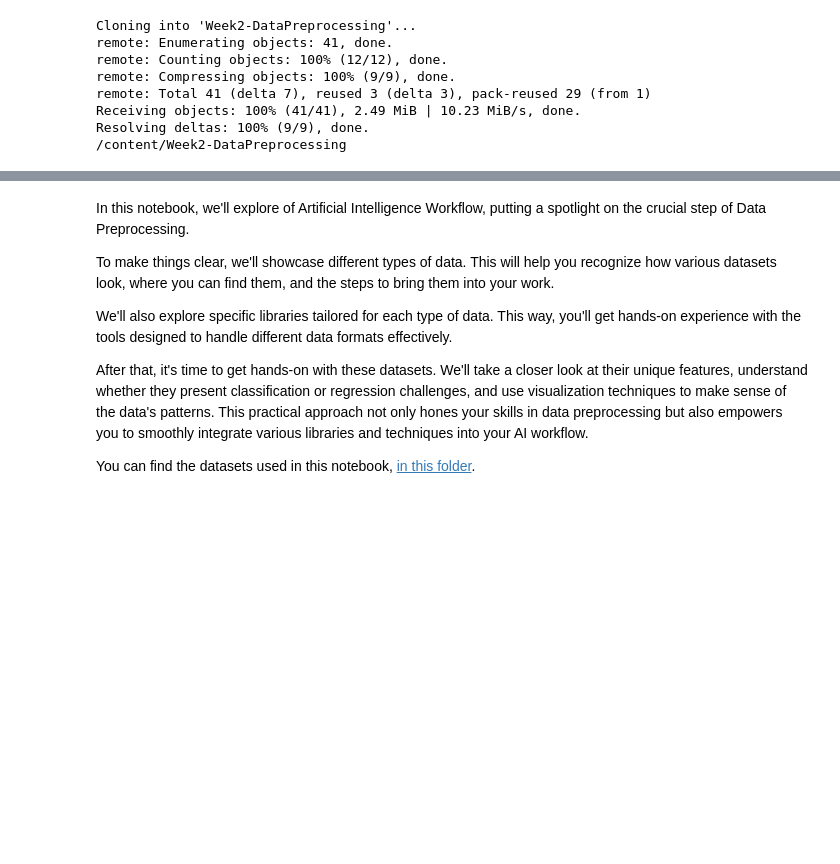
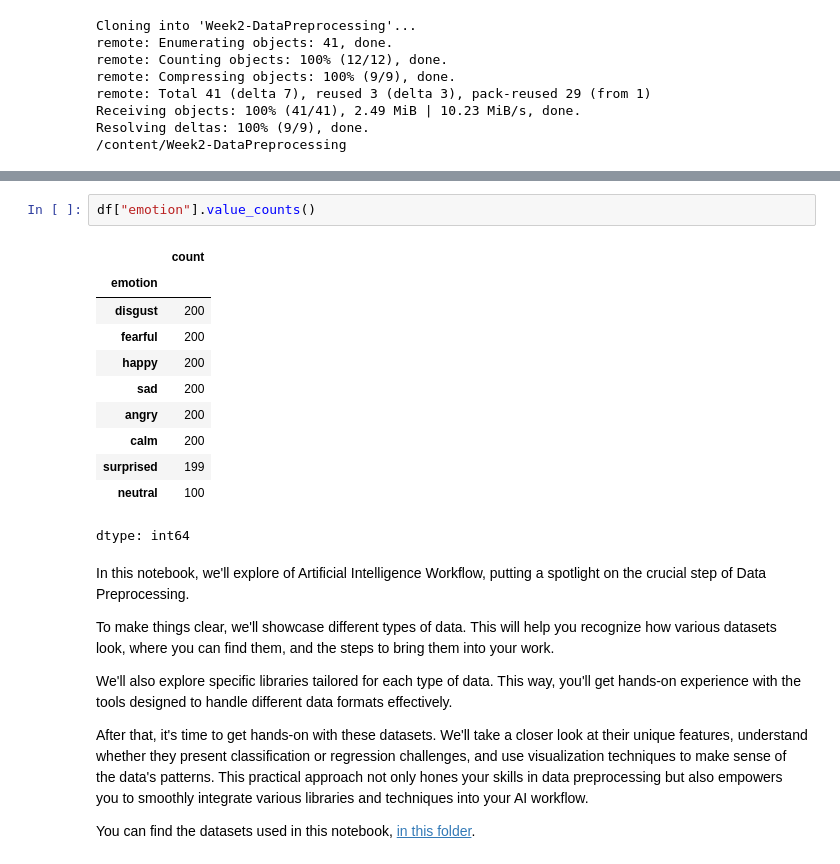
Before and after one commit to danikales/Week2-DataPreprocessing, a Jupyter notebook: Week 2.ipynb, the cells around one changed output, grey strips where cells are left out. Saved outputs shown, nothing was run; the diff lists cells and outputs as text; blank space fills up the shorter version.

```diff
--- a/Week 2.ipynb
+++ b/Week 2.ipynb
@@ -20,3 +99,17 @@ Resolving deltas: 100% (9/9), done.
+# %%
+df["emotion"].value_counts()
+# %% [output]
+|  | count |
+| emotion |  |
+| disgust | 200 |
+| fearful | 200 |
+| happy | 200 |
+| sad | 200 |
+| angry | 200 |
+| calm | 200 |
+| surprised | 199 |
+| neutral | 100 |
+dtype: int64
 # %% [markdown]
 
 In this notebook, we'll explore of Artificial Intelligence Workflow, putting a spotlight on the crucial step of Data Preprocessing.
```
Also changed, not shown: parts of 27 cells of this notebook.
